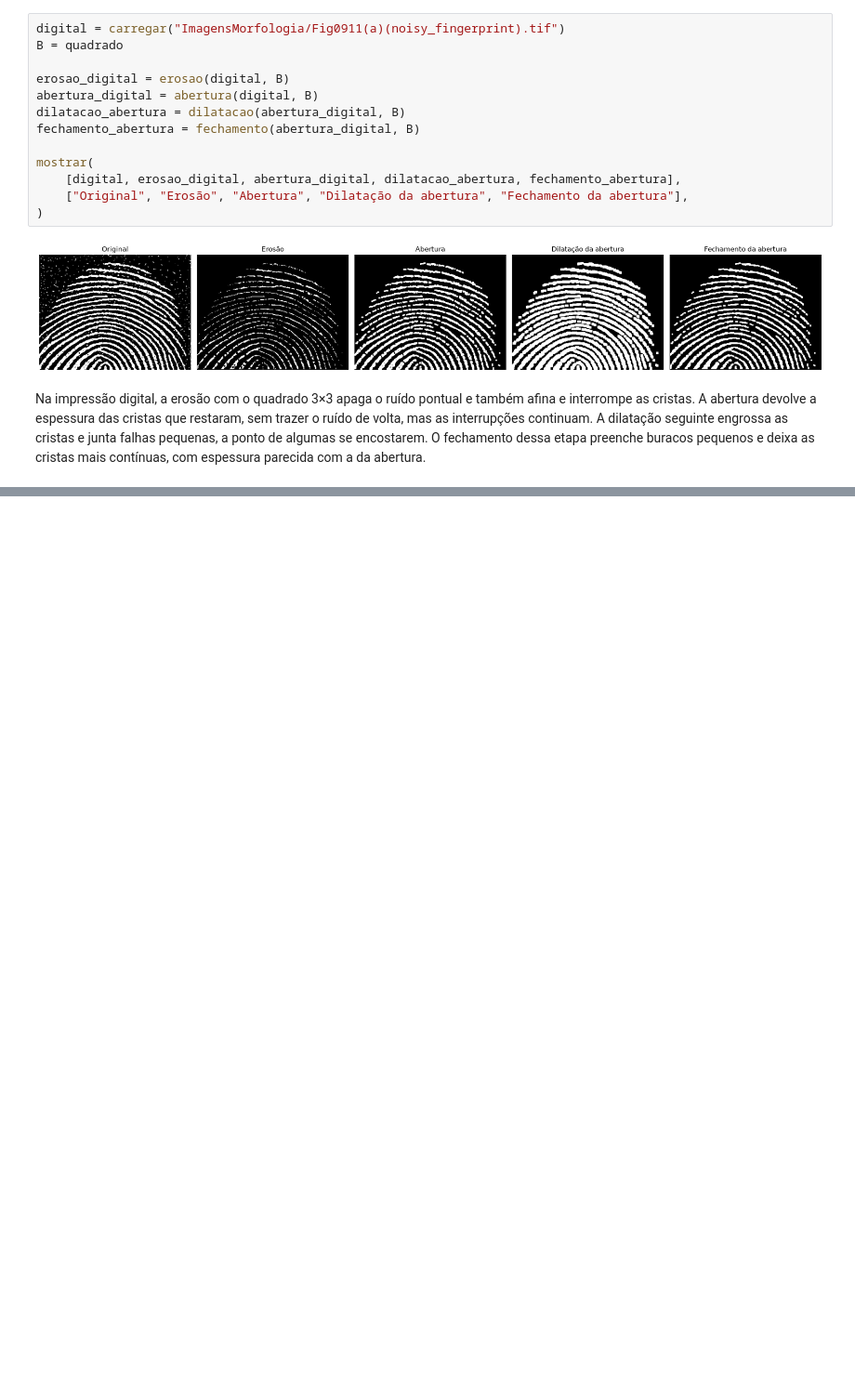
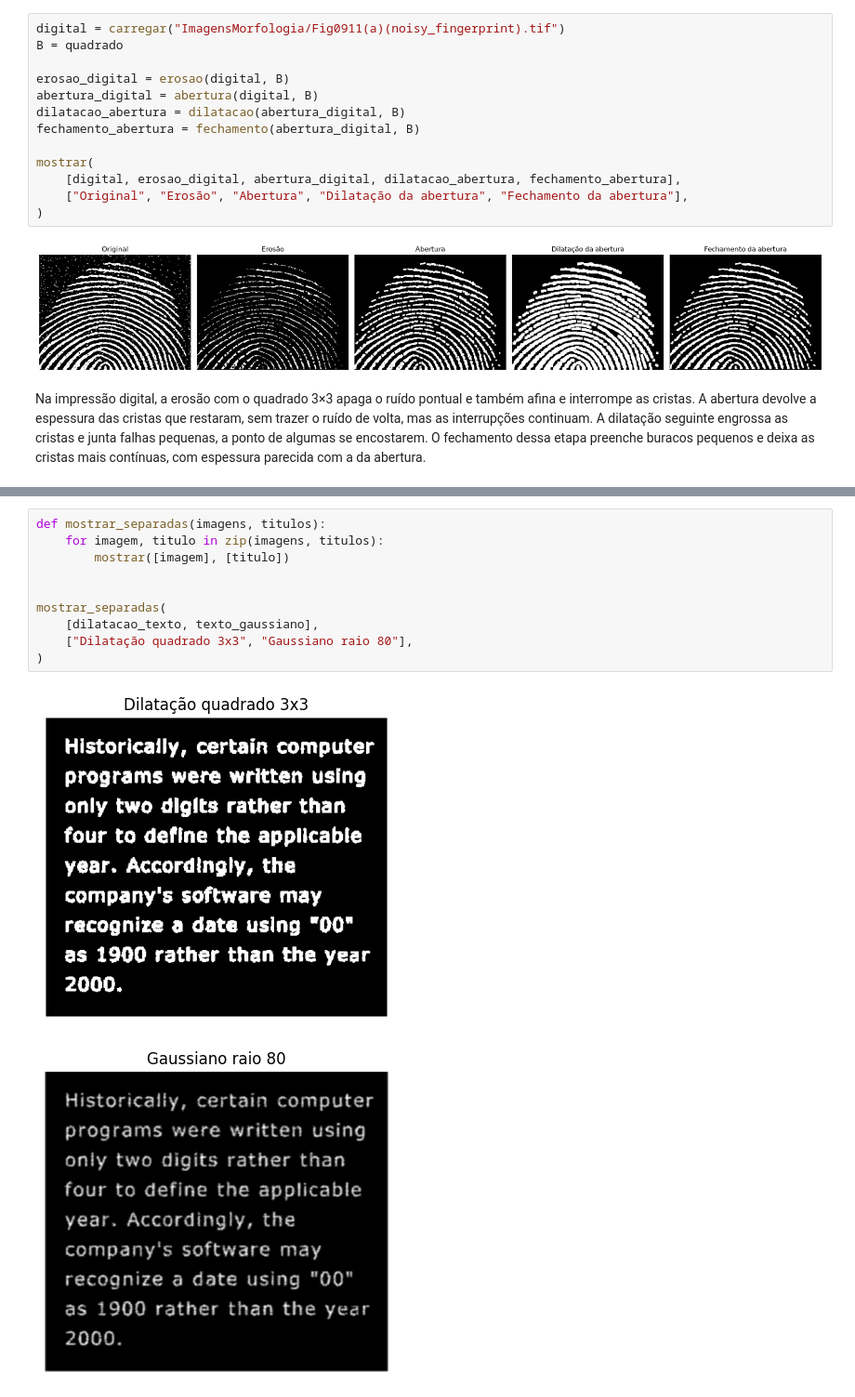
Before and after one commit to Edu-0/pdi-2.1, a Jupyter notebook: Prática_Processamento_Morfológico.ipynb, the cells around one changed output, grey strips where cells are left out. Shown at 93% size. Drawn from its saved outputs; the diff is of its cells as text; blank space fills up the shorter version.

```diff
--- a/Prática_Processamento_Morfológico.ipynb
+++ b/Prática_Processamento_Morfológico.ipynb
@@ -198,0 +250,13 @@ Na impressão digital, a erosão com o quadrado 3×3 apaga o ruído pontual e ta
+# %%
+def mostrar_separadas(imagens, titulos):
+    for imagem, titulo in zip(imagens, titulos):
+        mostrar([imagem], [titulo])
+
+
+mostrar_separadas(
+    [dilatacao_texto, texto_gaussiano],
+    ["Dilatação quadrado 3x3", "Gaussiano raio 80"],
+)
+# %% [output]
+[figure, added]
+[figure, added]
```
Also changed, not shown: parts of 3 cells of this notebook.
